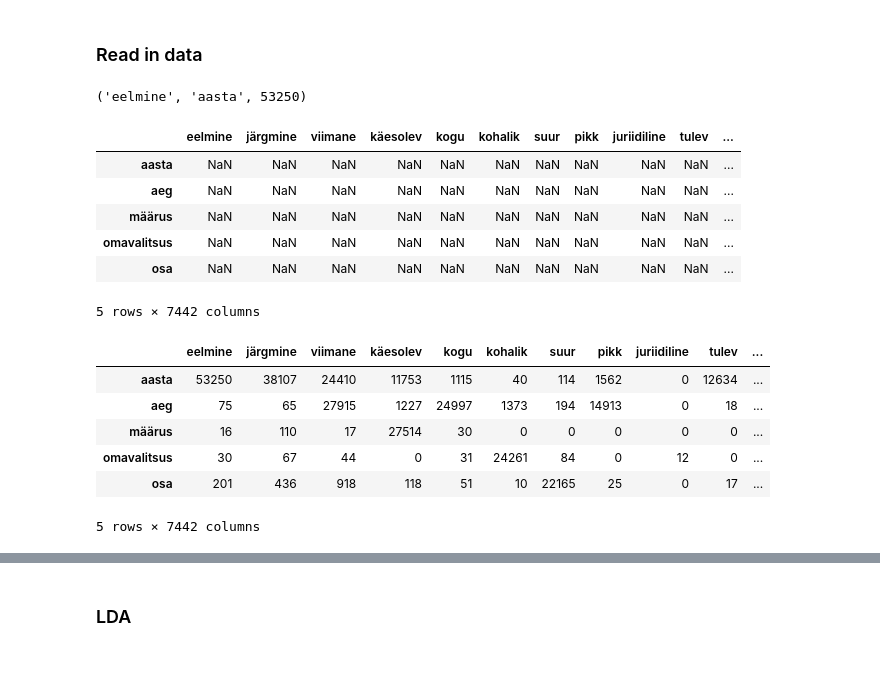
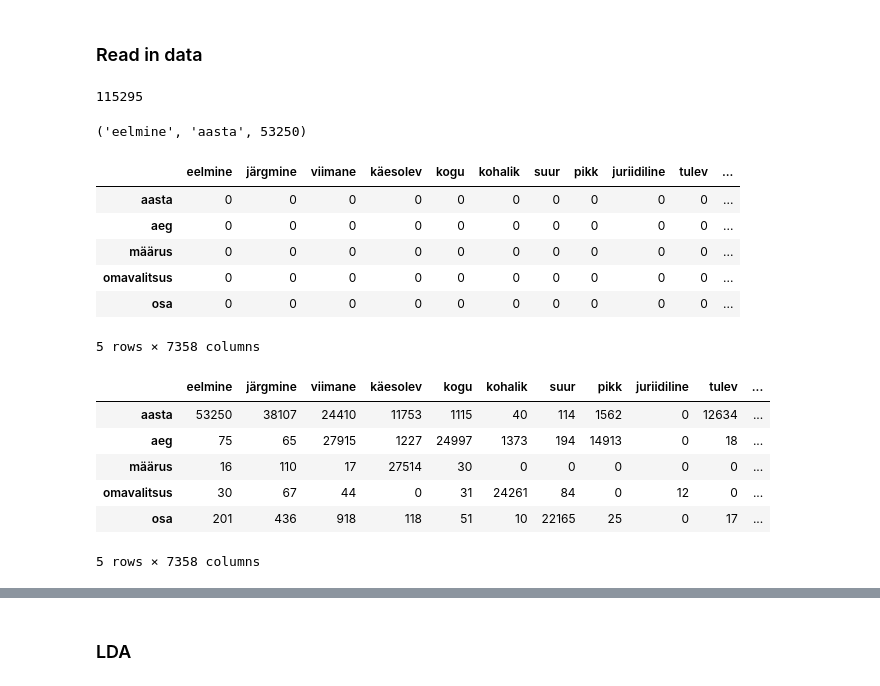
Before and after one commit to birgitsormus/noun-adj-classification, a Jupyter notebook: lda.ipynb, the cells around one changed output, grey strips where cells are left out. Drawn from its saved outputs; the diff is of its cells as text; code cells hidden in the pictures.

```diff
--- a/lda.ipynb
+++ b/lda.ipynb
@@ -25,4 +25,8 @@ cursor.execute("SELECT * FROM final_pairs")
 all_pairs = cursor.fetchall()
+# %%
+len(all_pairs)
+# %% [output]
+115295
 # %%
 all_pairs[0]
 # %% [output]
@@ -44,21 +48,21 @@ for adj in dup_adjectives:
     if adj not in adjectives:
         adjectives.append(adj)
 # %%
-data = pd.DataFrame(None, index=nouns, columns=adjectives)
+data = pd.DataFrame(0, index=nouns, columns=adjectives)
 data.head()
 # %% [output]
 |  | eelmine | järgmine | viimane | käesolev | kogu | kohalik | suur | pikk | juriidiline | tulev | ... |
-| aasta | NaN | NaN | NaN | NaN | NaN | NaN | NaN | NaN | NaN | NaN | ... |
-| aeg | NaN | NaN | NaN | NaN | NaN | NaN | NaN | NaN | NaN | NaN | ... |
-| määrus | NaN | NaN | NaN | NaN | NaN | NaN | NaN | NaN | NaN | NaN | ... |
-| omavalitsus | NaN | NaN | NaN | NaN | NaN | NaN | NaN | NaN | NaN | NaN | ... |
-| osa | NaN | NaN | NaN | NaN | NaN | NaN | NaN | NaN | NaN | NaN | ... |
+| aasta | 0 | 0 | 0 | 0 | 0 | 0 | 0 | 0 | 0 | 0 | ... |
+| aeg | 0 | 0 | 0 | 0 | 0 | 0 | 0 | 0 | 0 | 0 | ... |
+| määrus | 0 | 0 | 0 | 0 | 0 | 0 | 0 | 0 | 0 | 0 | ... |
+| omavalitsus | 0 | 0 | 0 | 0 | 0 | 0 | 0 | 0 | 0 | 0 | ... |
+| osa | 0 | 0 | 0 | 0 | 0 | 0 | 0 | 0 | 0 | 0 | ... |
-5 rows × 7442 columns
+5 rows × 7358 columns
 # %%
 for tup in all_pairs:
     data.loc[tup[1], tup[0]] = tup[2]
 # %%
-data = data.fillna(0)
+# data = data.fillna(0)
 data.head()
 # %% [output]
 |  | eelmine | järgmine | viimane | käesolev | kogu | kohalik | suur | pikk | juriidiline | tulev | ... |
@@ -67,7 +71,7 @@ data.head()
 | määrus | 16 | 110 | 17 | 27514 | 30 | 0 | 0 | 0 | 0 | 0 | ... |
 | omavalitsus | 30 | 67 | 44 | 0 | 31 | 24261 | 84 | 0 | 12 | 0 | ... |
 | osa | 201 | 436 | 918 | 118 | 51 | 10 | 22165 | 25 | 0 | 17 | ... |
-5 rows × 7442 columns
+5 rows × 7358 columns
 # %%
 data.shape
 # %% [output]
```
Also changed, not shown: parts of 163 cells of this notebook, 6 other files.
